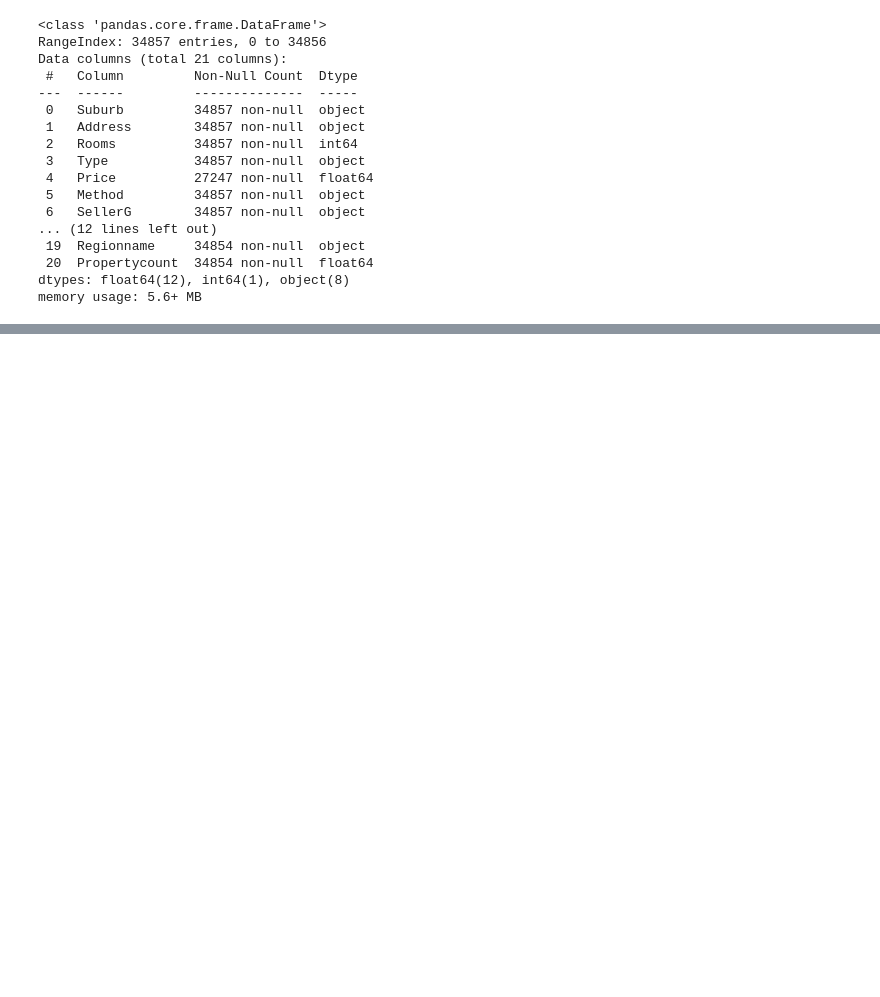
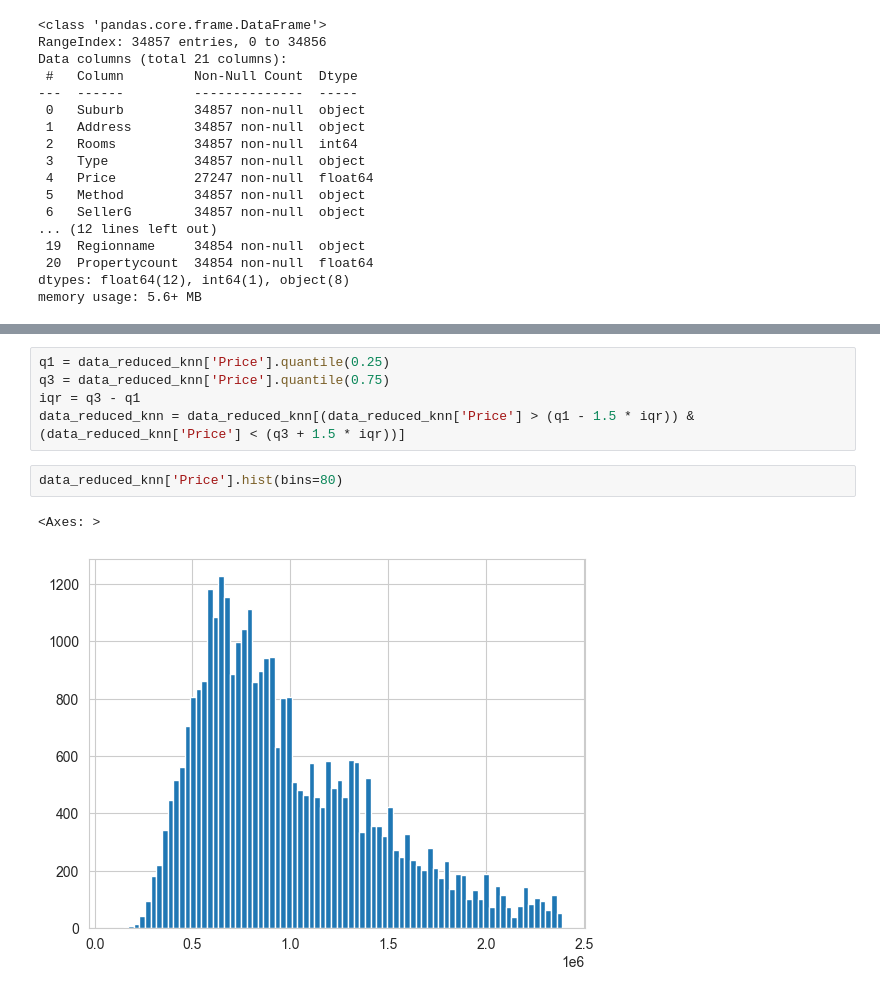
Before and after one commit to Tomcatreadytofly/MC_Immobilienpreise, a Jupyter notebook: MC_Immobilienpreise.ipynb, the cells around one changed output, grey strips where cells are left out. Saved outputs shown, nothing was run; the diff lists cells and outputs as text; blank space fills up the shorter version.

```diff
--- a/MC_Immobilienpreise.ipynb
+++ b/MC_Immobilienpreise.ipynb
@@ -95,0 +252,10 @@ memory usage: 5.6+ MB
+# %%
+q1 = data_reduced_knn['Price'].quantile(0.25)
+q3 = data_reduced_knn['Price'].quantile(0.75)
+iqr = q3 - q1
+data_reduced_knn = data_reduced_knn[(data_reduced_knn['Price'] > (q1 - 1.5 * iqr)) & (data_reduced_knn['Price'] < (q3 + 1.5 * iqr))]
+# %%
+data_reduced_knn['Price'].hist(bins=80)
+# %% [output]
+<Axes: >
+[figure, added]
```
Also changed, not shown: parts of 73 cells of this notebook, 2 other files.
